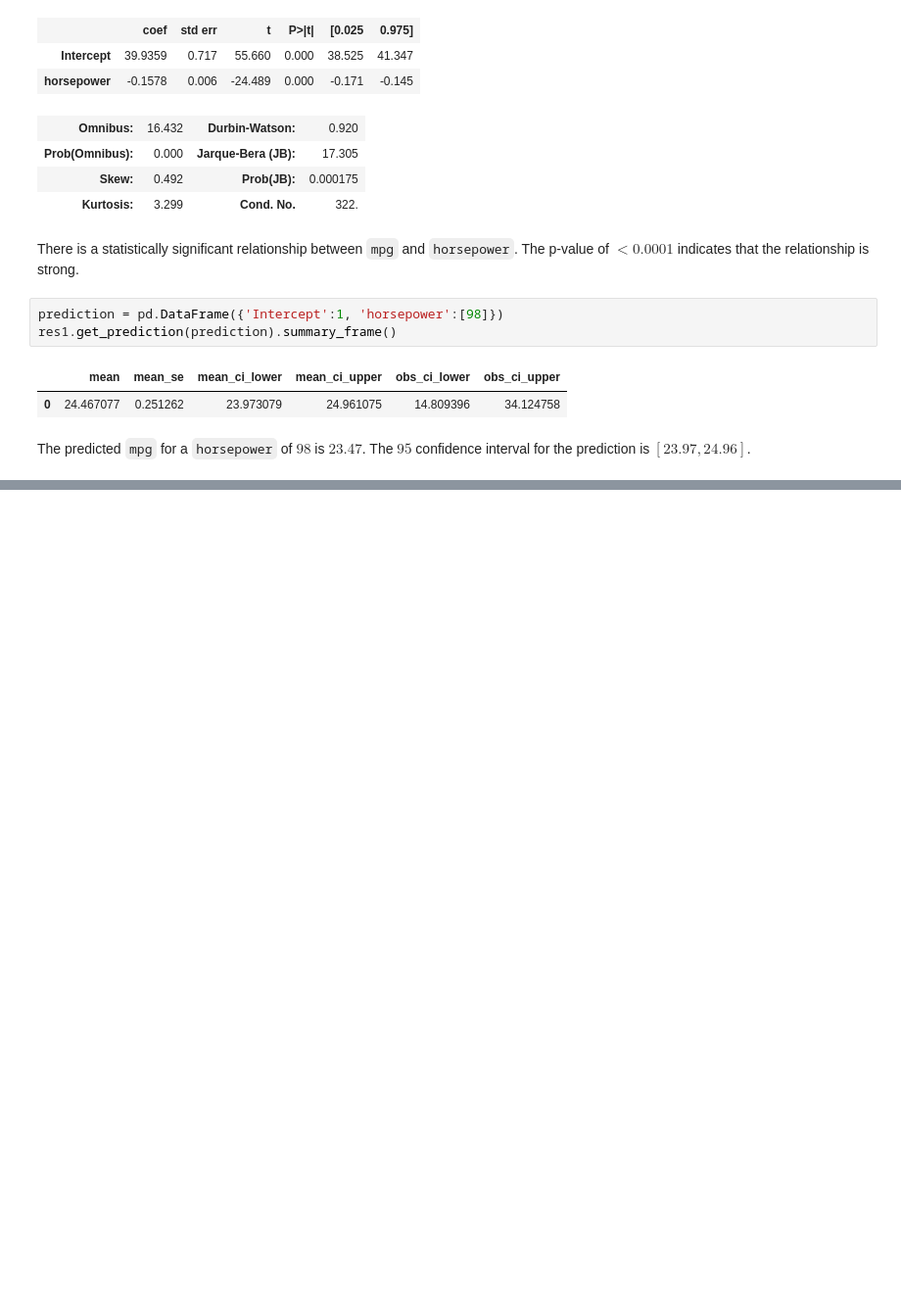
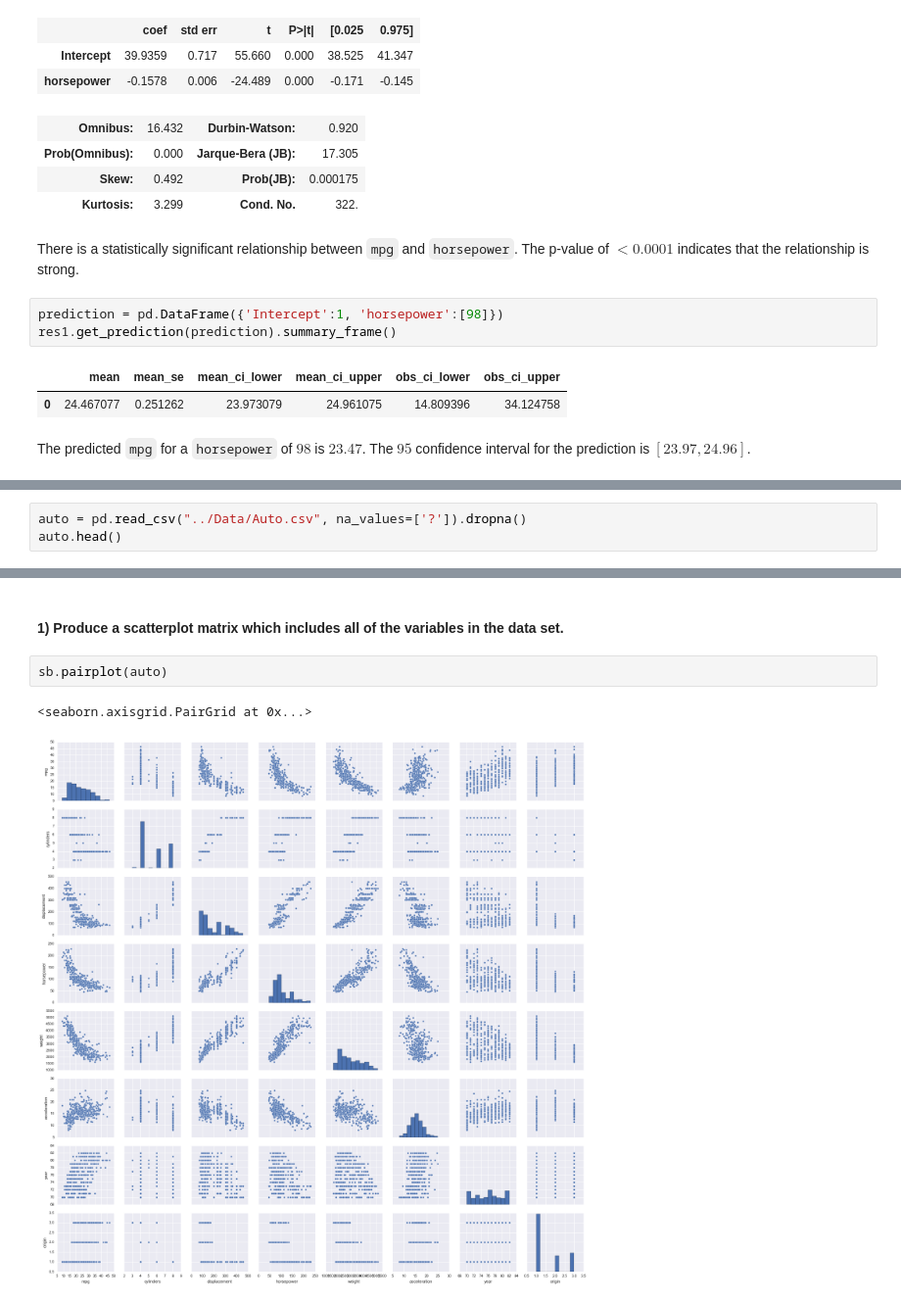
Before and after one commit to kjoshi/ISL, a Jupyter notebook: chapter3/3.7_Exercises.ipynb, the cells around one changed output, grey strips where cells are left out. Shown at 98% size. Saved outputs shown, nothing was run; the diff lists cells and outputs as text; blank space fills up the shorter version.

```diff
--- a/chapter3/3.7_Exercises.ipynb
+++ b/chapter3/3.7_Exercises.ipynb
@@ -218,0 +247,3 @@ plt.plot(X_new.horsepower, preds, color='red')
+# %%
+auto = pd.read_csv("../Data/Auto.csv", na_values=['?']).dropna()
+auto.head()
@@ -218,0 +257,7 @@ plt.plot(X_new.horsepower, preds, color='red')
+# %% [markdown]
+#### 1) Produce a scatterplot matrix which includes all of the variables in the data set.
+# %%
+sb.pairplot(auto)
+# %% [output]
+<seaborn.axisgrid.PairGrid at 0x...>
+[figure, added]
```
Also changed, not shown: parts of 85 cells of this notebook.
